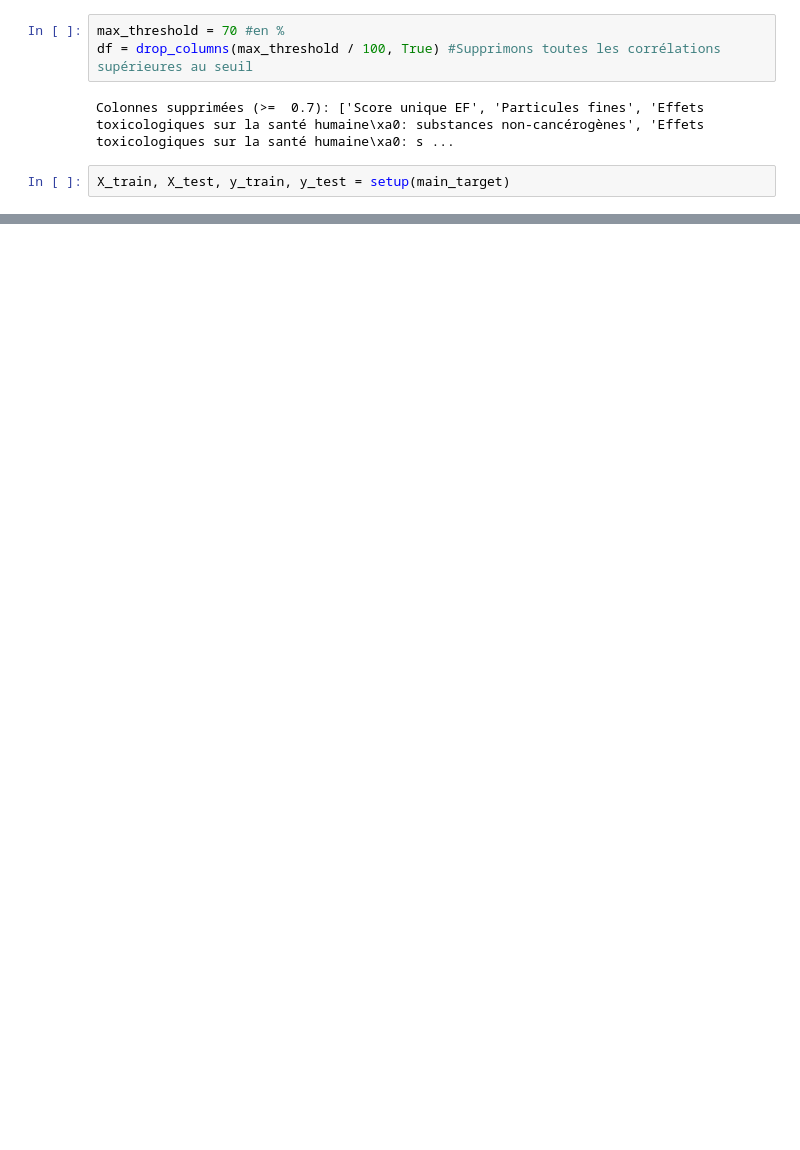
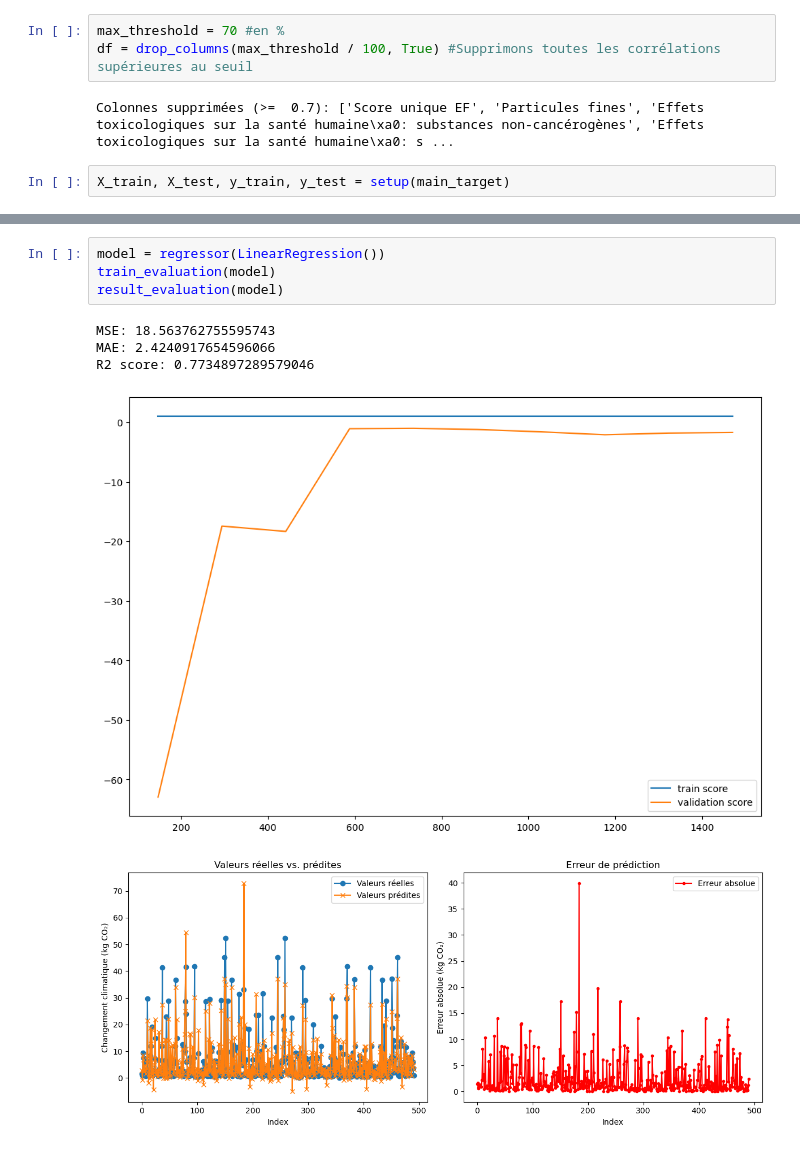
Before and after one commit to LorenzoLepoivre/IA-Prediction-Impact-Environnemental, a Jupyter notebook: main.ipynb, the cells around one changed output, grey strips where cells are left out. Drawn from its saved outputs; the diff is of its cells as text; blank space fills up the shorter version.

Commit message:
multi evaluation

```diff
--- a/main.ipynb
+++ b/main.ipynb
@@ -301,0 +286,10 @@ X_train
+# %%
+model = regressor(LinearRegression())
+train_evaluation(model)
+result_evaluation(model)
+# %% [output]
+MSE: 18.563762755595743
+MAE: 2.4240917654596066
+R2 score: 0.7734897289579046
+[figure, added]
+[figure, added]
```
Also changed, not shown: parts of 10 cells of this notebook, 1 other file.
